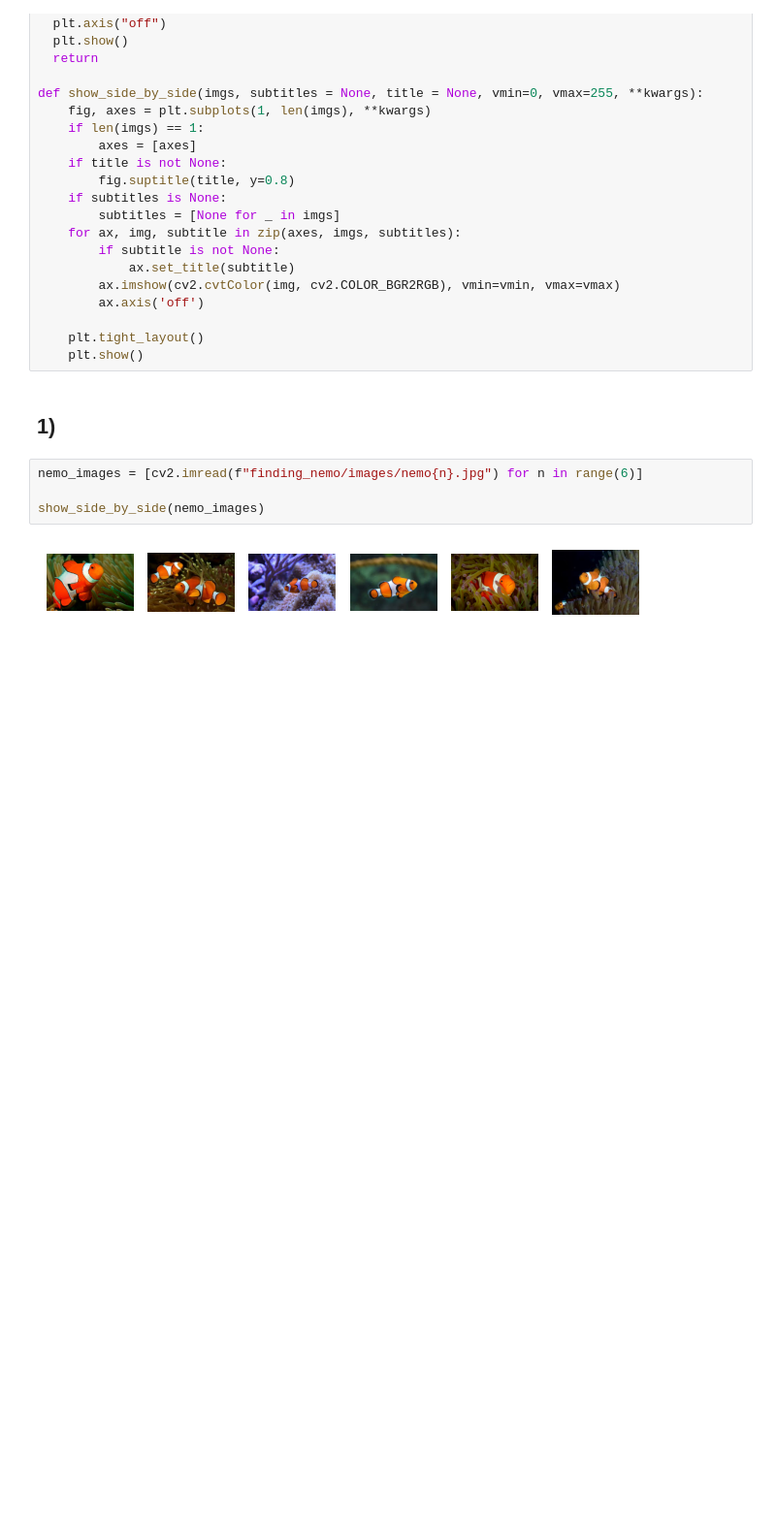
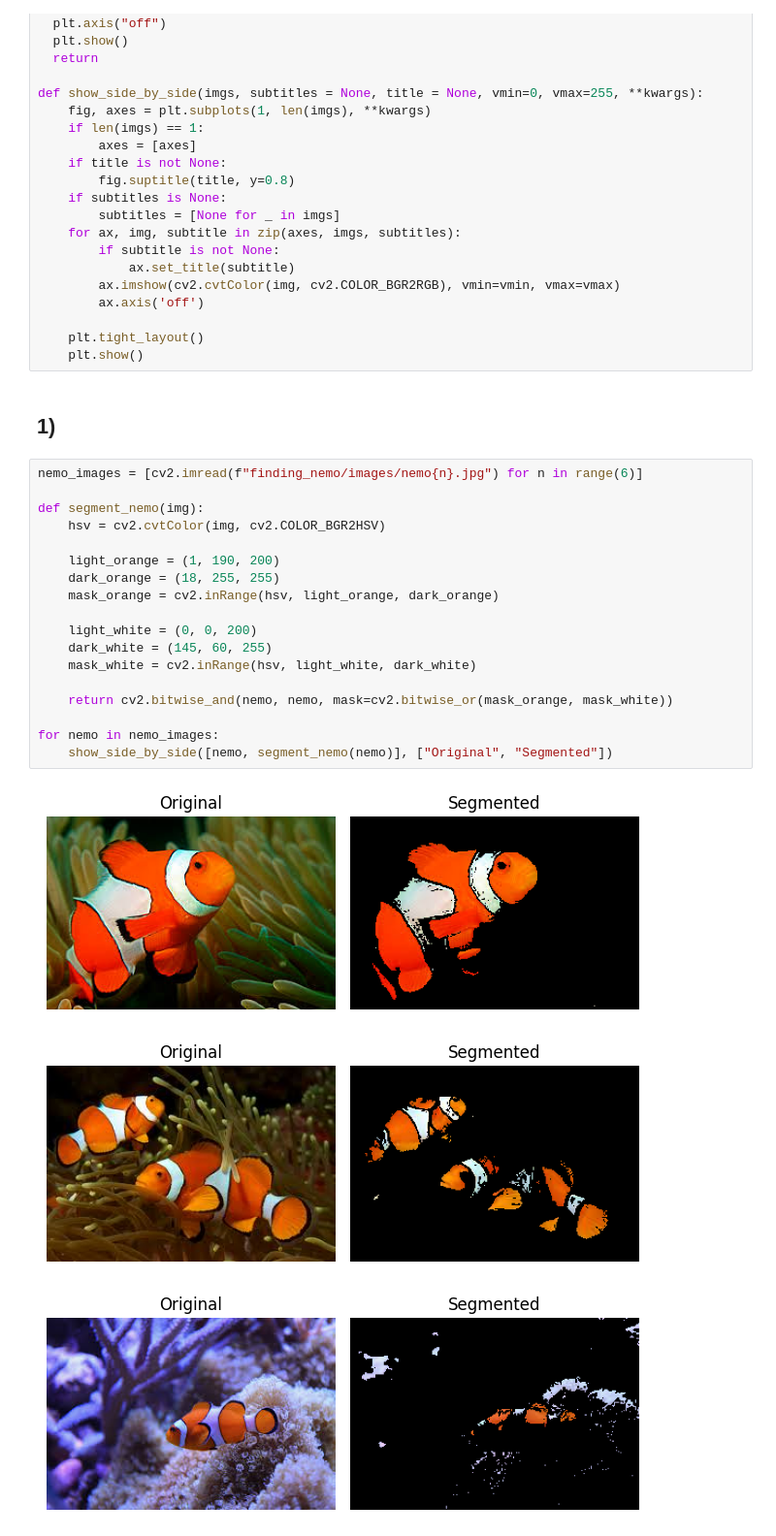
Before and after one commit to bautistasch/Procesamiento-de-Imagenes, a Jupyter notebook: TP6/notebook.ipynb, the cells around one changed output. Shown: that part at 97% size. Cells and saved outputs as stored; diff of their text form; blank space fills up the shorter version.

```diff
--- a/TP6/notebook.ipynb
+++ b/TP6/notebook.ipynb
@@ -33,9 +33,25 @@ def show_side_by_side(imgs, subtitles = None, title = None, vmin=0, vmax=255, **
     plt.show()
 # %% [markdown]
 ## 1)
-# %%
-nemo_images = [cv2.imread(f"finding_nemo/images/nemo{n}.jpg") for n in range(6)]
-
-show_side_by_side(nemo_images)
-# %% [output]
-[figure, removed]
+# %%
+nemo_images = [cv2.imread(f"finding_nemo/images/nemo{n}.jpg") for n in range(6)]
+
+def segment_nemo(img):
+    hsv = cv2.cvtColor(img, cv2.COLOR_BGR2HSV)
+
+    light_orange = (1, 190, 200)
+    dark_orange = (18, 255, 255)
+    mask_orange = cv2.inRange(hsv, light_orange, dark_orange)
+
+    light_white = (0, 0, 200)
+    dark_white = (145, 60, 255)
+    mask_white = cv2.inRange(hsv, light_white, dark_white)
+
+    return cv2.bitwise_and(nemo, nemo, mask=cv2.bitwise_or(mask_orange, mask_white))
+
+for nemo in nemo_images:
+    show_side_by_side([nemo, segment_nemo(nemo)], ["Original", "Segmented"])
+# %% [output]
+[figure, added]
+[figure, added]
+[figure, added]
```
Also changed, not shown: parts of 1 cell of this notebook.
